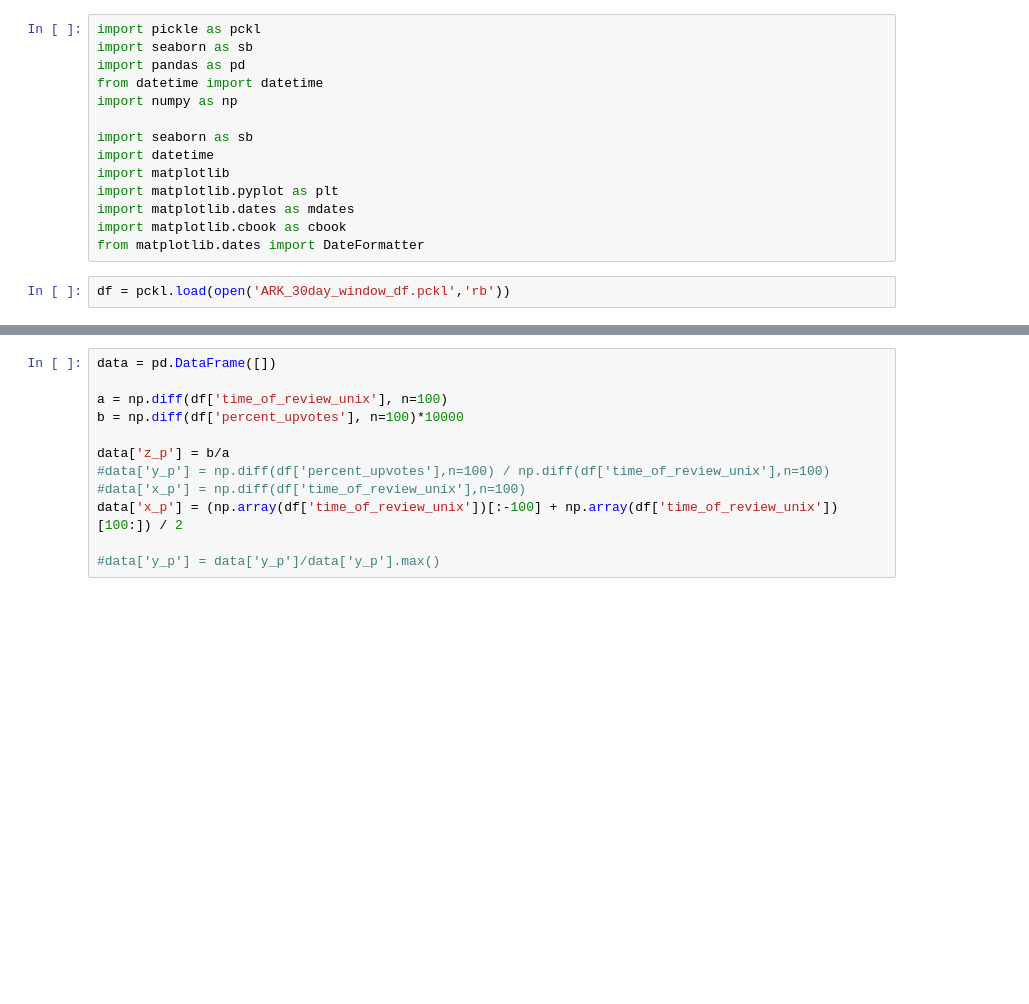
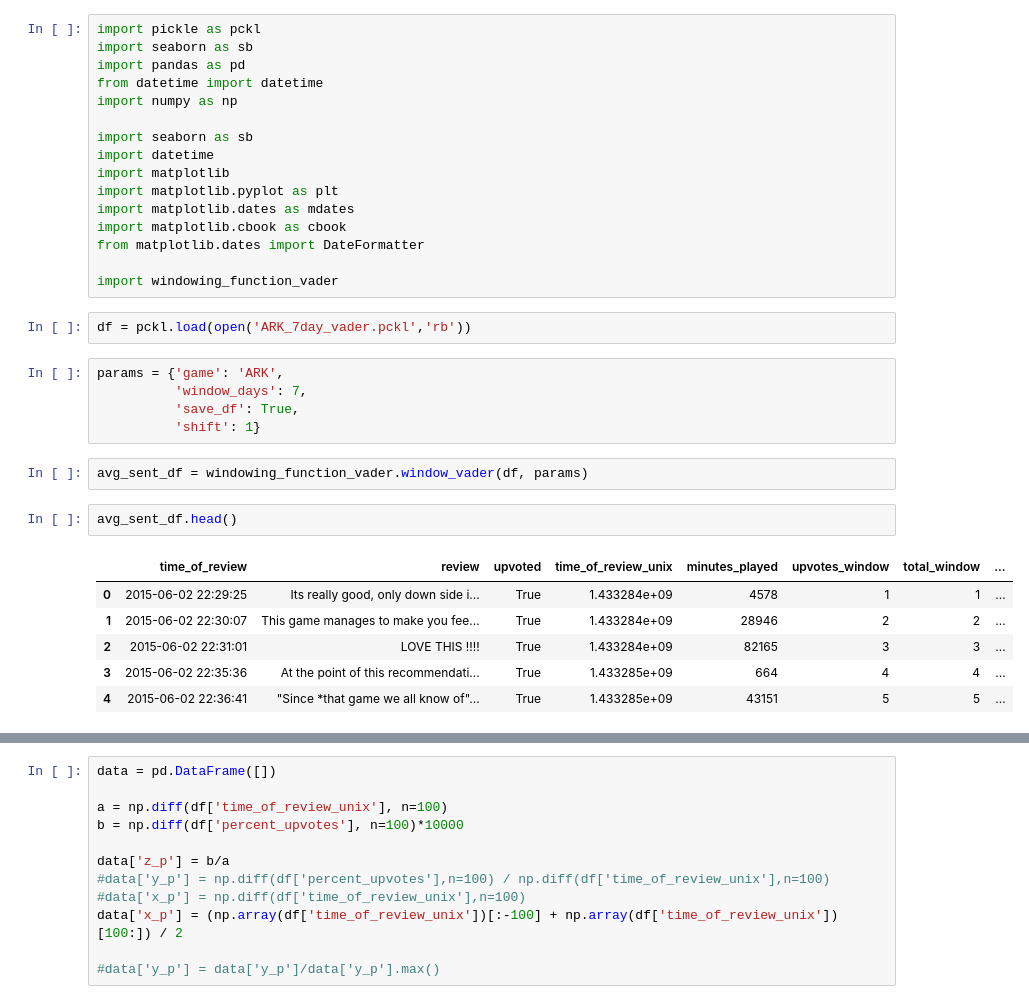
Before and after one commit to tblair7/Gathering_Steam, a Jupyter notebook: plot_windowed_data.ipynb, the cells around one changed output, grey strips where cells are left out. Saved outputs shown, nothing was run; the diff lists cells and outputs as text; blank space fills up the shorter version.

```diff
--- a/plot_windowed_data.ipynb
+++ b/plot_windowed_data.ipynb
@@ -12,8 +12,26 @@ import matplotlib.pyplot as plt
 import matplotlib.dates as mdates
 import matplotlib.cbook as cbook
 from matplotlib.dates import DateFormatter
+
+import windowing_function_vader
 # %%
-df = pckl.load(open('ARK_30day_window_df.pckl','rb'))
+df = pckl.load(open('ARK_7day_vader.pckl','rb'))
+# %%
+params = {'game': 'ARK',
+          'window_days': 7,
+          'save_df': True,
+          'shift': 1}
+# %%
+avg_sent_df = windowing_function_vader.window_vader(df, params)
+# %%
+avg_sent_df.head()
+# %% [output]
+|  | time_of_review | review | upvoted | time_of_review_unix | minutes_played | upvotes_window | total_window | ... |
+| 0 | 2015-06-02 22:29:25 | Its really good, only down side i... | True | 1.433284e+09 | 4578 | 1 | 1 | ... |
+| 1 | 2015-06-02 22:30:07 | This game manages to make you fee... | True | 1.433284e+09 | 28946 | 2 | 2 | ... |
+| 2 | 2015-06-02 22:31:01 | LOVE THIS !!!! | True | 1.433284e+09 | 82165 | 3 | 3 | ... |
+| 3 | 2015-06-02 22:35:36 | At the point of this recommendati... | True | 1.433285e+09 | 664 | 4 | 4 | ... |
+| 4 | 2015-06-02 22:36:41 | "Since *that game we all know of"... | True | 1.433285e+09 | 43151 | 5 | 5 | ... |
 # %%
 years = mdates.YearLocator()
 months = mdates.MonthLocator()
```
Also changed, not shown: parts of 4 cells of this notebook, 1 other file.
